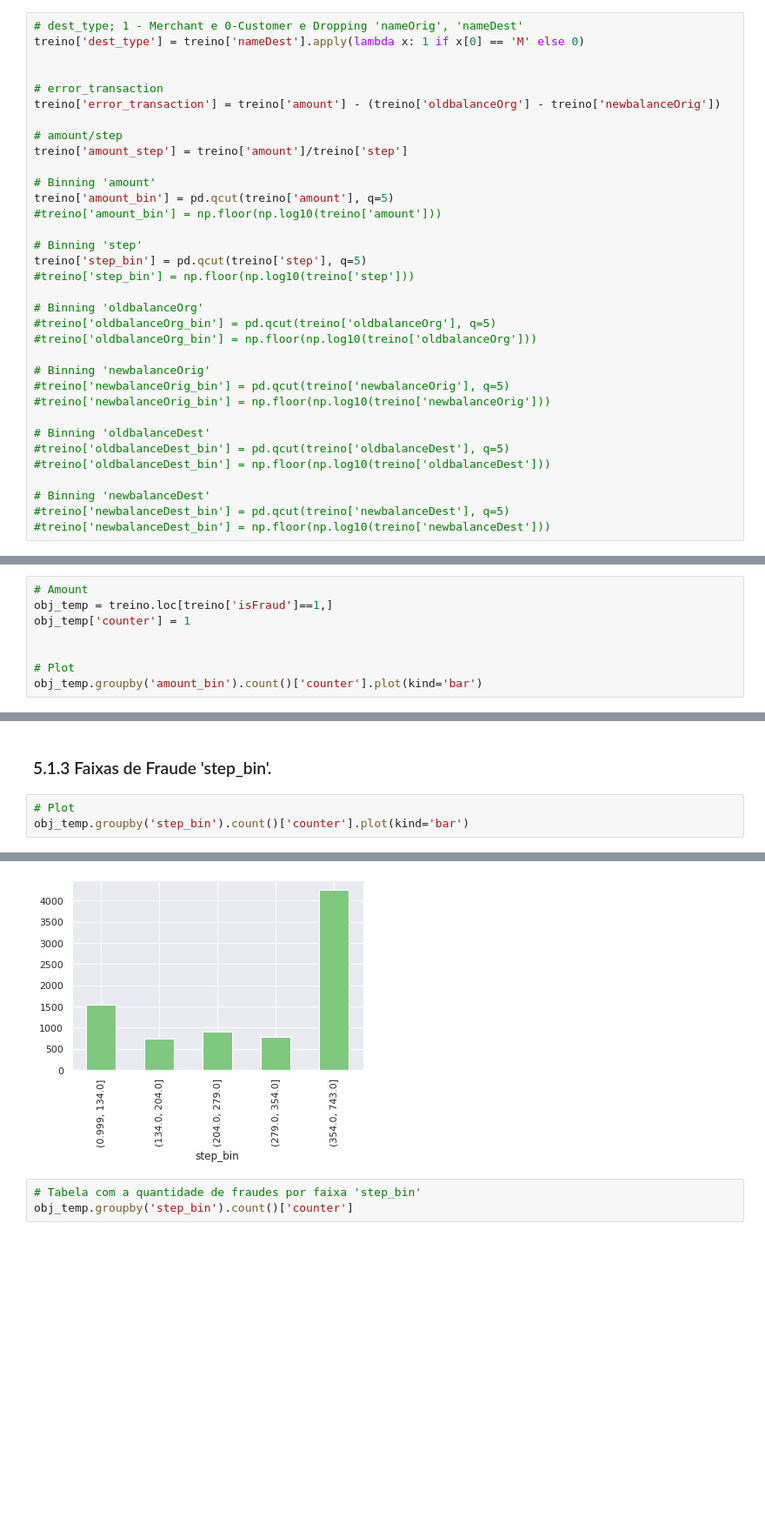
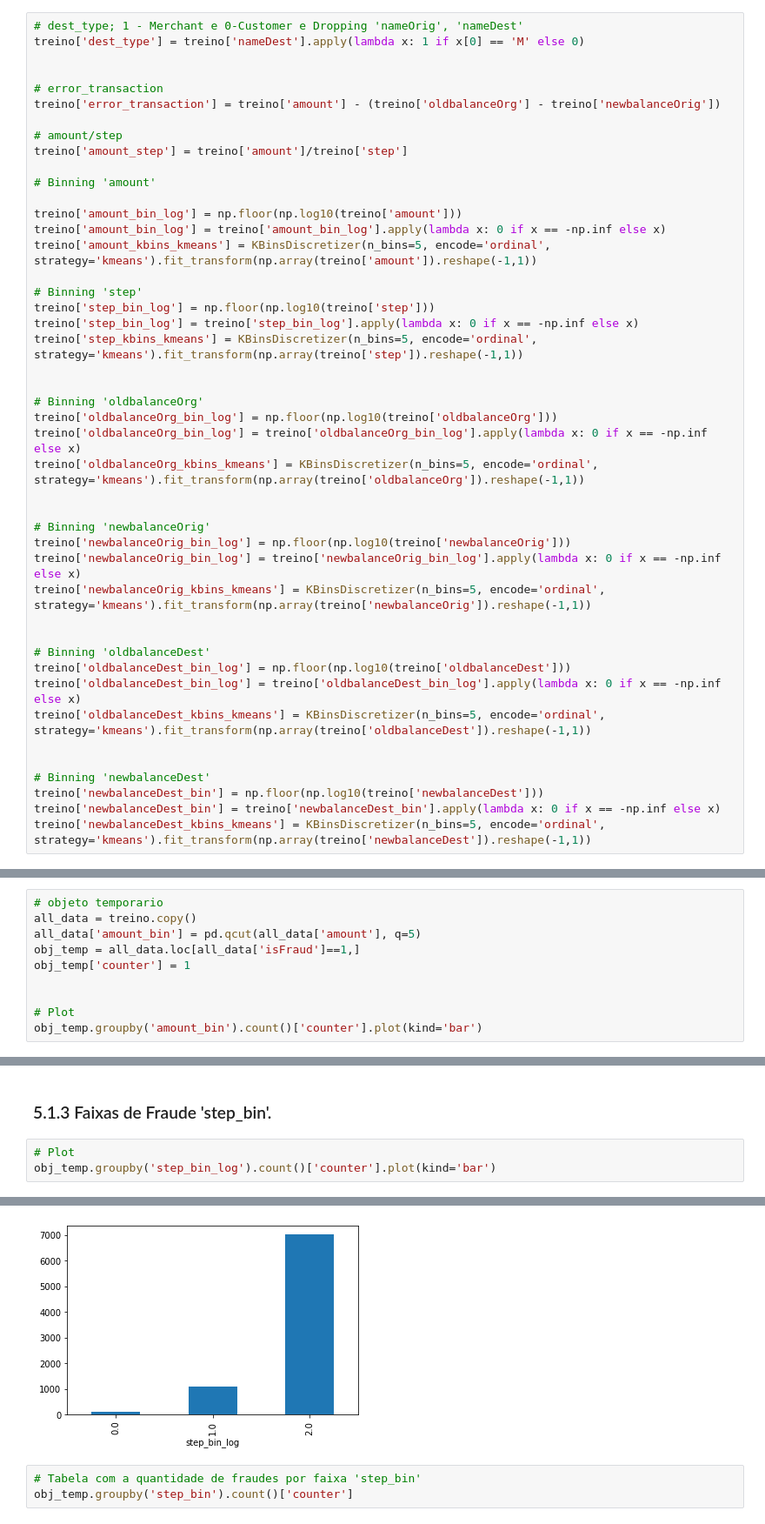
Before and after one commit to bruno154/project-6-blocker-fraud-company, a Jupyter notebook: notebooks/pa002_blocker_fraud2.ipynb, the cells around one changed output, grey strips where cells are left out. Shown at 87% size. Saved outputs shown, nothing was run; the diff lists cells and outputs as text; blank space fills up the shorter version.

```diff
--- a/notebooks/pa002_blocker_fraud2.ipynb
+++ b/notebooks/pa002_blocker_fraud2.ipynb
@@ -396,25 +419,36 @@ treino['error_transaction'] = treino['amount'] - (treino['oldbalanceOrg'] - trei
 treino['amount_step'] = treino['amount']/treino['step']
 
 # Binning 'amount'
-treino['amount_bin'] = pd.qcut(treino['amount'], q=5)
-#treino['amount_bin'] = np.floor(np.log10(treino['amount']))
+
+treino['amount_bin_log'] = np.floor(np.log10(treino['amount']))
+treino['amount_bin_log'] = treino['amount_bin_log'].apply(lambda x: 0 if x == -np.inf else x)
+treino['amount_kbins_kmeans'] = KBinsDiscretizer(n_bins=5, encode='ordinal', strategy='kmeans').fit_transform(np.array(treino['amount']).reshape(-1,1))
 
 # Binning 'step'
-treino['step_bin'] = pd.qcut(treino['step'], q=5)
-#treino['step_bin'] = np.floor(np.log10(treino['step']))
+treino['step_bin_log'] = np.floor(np.log10(treino['step']))
+treino['step_bin_log'] = treino['step_bin_log'].apply(lambda x: 0 if x == -np.inf else x)
+treino['step_kbins_kmeans'] = KBinsDiscretizer(n_bins=5, encode='ordinal', strategy='kmeans').fit_transform(np.array(treino['step']).reshape(-1,1))
+
 
 # Binning 'oldbalanceOrg'
-#treino['oldbalanceOrg_bin'] = pd.qcut(treino['oldbalanceOrg'], q=5)
-#treino['oldbalanceOrg_bin'] = np.floor(np.log10(treino['oldbalanceOrg']))
+treino['oldbalanceOrg_bin_log'] = np.floor(np.log10(treino['oldbalanceOrg']))
+treino['oldbalanceOrg_bin_log'] = treino['oldbalanceOrg_bin_log'].apply(lambda x: 0 if x == -np.inf else x)
+treino['oldbalanceOrg_kbins_kmeans'] = KBinsDiscretizer(n_bins=5, encode='ordinal', strategy='kmeans').fit_transform(np.array(treino['oldbalanceOrg']).reshape(-1,1))
+
 
 # Binning 'newbalanceOrig'
-#treino['newbalanceOrig_bin'] = pd.qcut(treino['newbalanceOrig'], q=5)
-#treino['newbalanceOrig_bin'] = np.floor(np.log10(treino['newbalanceOrig']))
+treino['newbalanceOrig_bin_log'] = np.floor(np.log10(treino['newbalanceOrig']))
+treino['newbalanceOrig_bin_log'] = treino['newbalanceOrig_bin_log'].apply(lambda x: 0 if x == -np.inf else x)
+treino['newbalanceOrig_kbins_kmeans'] = KBinsDiscretizer(n_bins=5, encode='ordinal', strategy='kmeans').fit_transform(np.array(treino['newbalanceOrig']).reshape(-1,1))
+
 
 # Binning 'oldbalanceDest'
-#treino['oldbalanceDest_bin'] = pd.qcut(treino['oldbalanceDest'], q=5)
-#treino['oldbalanceDest_bin'] = np.floor(np.log10(treino['oldbalanceDest']))
+treino['oldbalanceDest_bin_log'] = np.floor(np.log10(treino['oldbalanceDest']))
+treino['oldbalanceDest_bin_log'] = treino['oldbalanceDest_bin_log'].apply(lambda x: 0 if x == -np.inf else x)
+treino['oldbalanceDest_kbins_kmeans'] = KBinsDiscretizer(n_bins=5, encode='ordinal', strategy='kmeans').fit_transform(np.array(treino['oldbalanceDest']).reshape(-1,1))
+
 
 # Binning 'newbalanceDest'
-#treino['newbalanceDest_bin'] = pd.qcut(treino['newbalanceDest'], q=5)
-#treino['newbalanceDest_bin'] = np.floor(np.log10(treino['newbalanceDest']))
+treino['newbalanceDest_bin'] = np.floor(np.log10(treino['newbalanceDest']))
+treino['newbalanceDest_bin'] = treino['newbalanceDest_bin'].apply(lambda x: 0 if x == -np.inf else x)
+treino['newbalanceDest_kbins_kmeans'] = KBinsDiscretizer(n_bins=5, encode='ordinal', strategy='kmeans').fit_transform(np.array(treino['newbalanceDest']).reshape(-1,1))
@@ -451,8 +502,10 @@ explorer.multi_histograms(['amount','amount_step', 'step','oldbalanceOrg','newba
 # %% [markdown]
 ### 5.1.2 Faixas de Fraude 'amount_bin'.
 # %%
-# Amount
-obj_temp = treino.loc[treino['isFraud']==1,]
+# objeto temporario
+all_data = treino.copy()
+all_data['amount_bin'] = pd.qcut(all_data['amount'], q=5)
+obj_temp = all_data.loc[all_data['isFraud']==1,]
 obj_temp['counter'] = 1
 
 
@@ -476,5 +529,5 @@ Name: counter, dtype: int64
 ### 5.1.3 Faixas de Fraude 'step_bin'.
 # %%
 # Plot
-obj_temp.groupby('step_bin').count()['counter'].plot(kind='bar')
+obj_temp.groupby('step_bin_log').count()['counter'].plot(kind='bar')
 # %% [output]
@@ -482,4 +535,4 @@ obj_temp.groupby('step_bin').count()['counter'].plot(kind='bar')
-[figure, old version]
+[figure, new version]
 # %%
 # Tabela com a quantidade de fraudes por faixa 'step_bin'
 obj_temp.groupby('step_bin').count()['counter']
```
Also changed, not shown: parts of 20 cells of this notebook, 1 other file.
